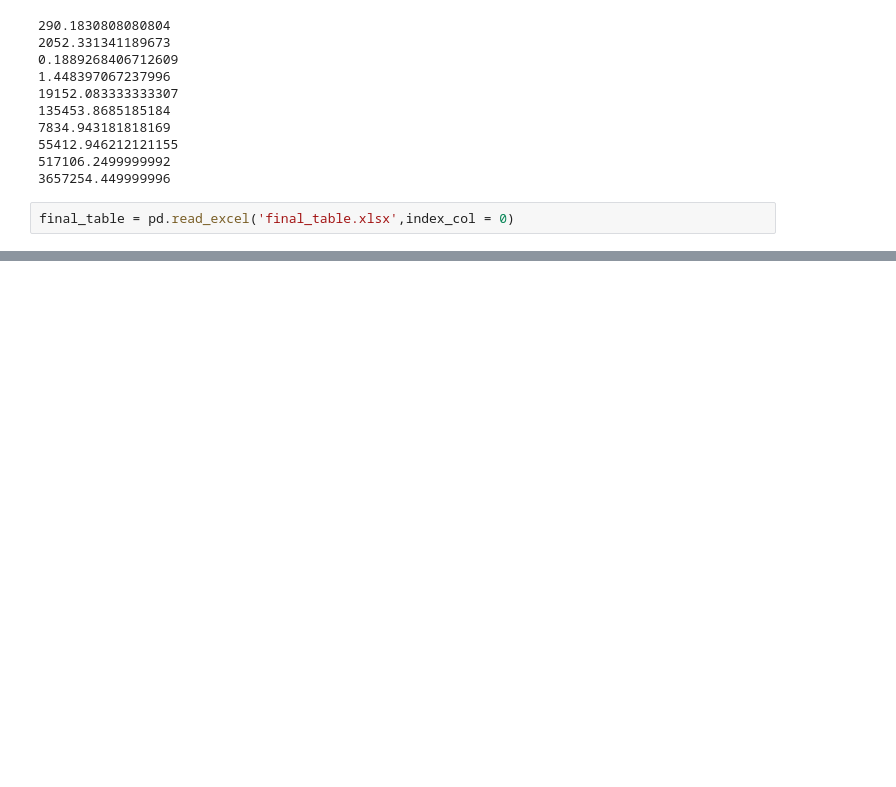
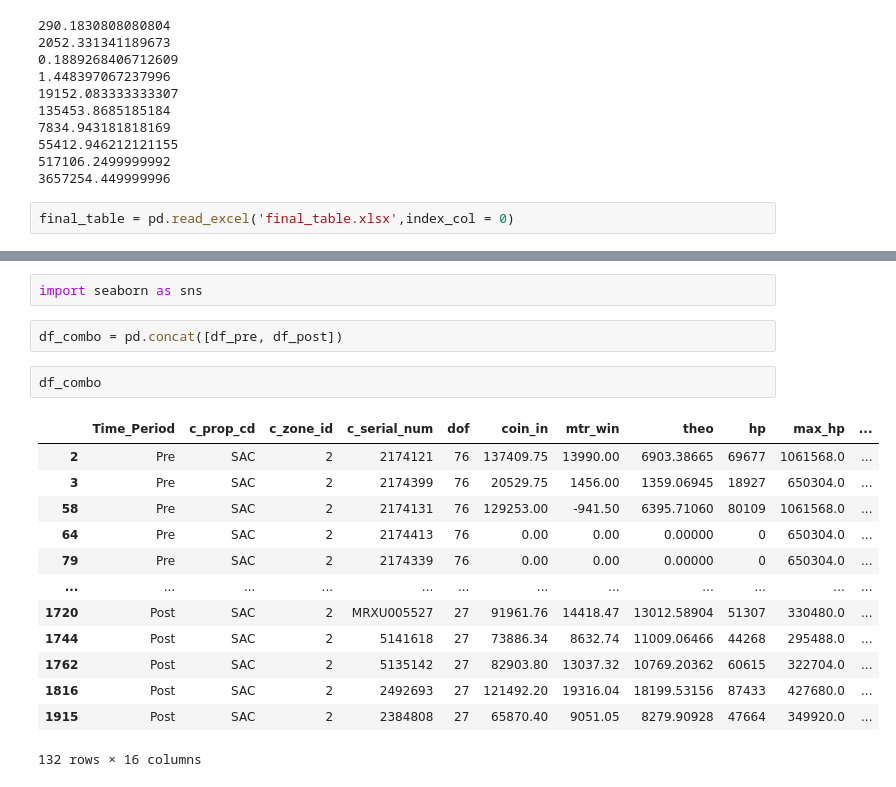
Before and after one commit to jvhuang1786/caesars, a Jupyter notebook: caesar_analysis.ipynb, the cells around one changed output, grey strips where cells are left out. Cells and saved outputs as stored; diff of their text form; blank space fills up the shorter version.

```diff
--- a/caesar_analysis.ipynb
+++ b/caesar_analysis.ipynb
@@ -751,0 +778,20 @@ final_table
+# %%
+import seaborn as sns
+# %%
+df_combo = pd.concat([df_pre, df_post])
+# %%
+df_combo
+# %% [output]
+|  | Time_Period | c_prop_cd | c_zone_id | c_serial_num | dof | coin_in | mtr_win | theo | hp | max_hp | ... |
+| 2 | Pre | SAC | 2 | 2174121 | 76 | 137409.75 | 13990.00 | 6903.38665 | 69677 | 1061568.0 | ... |
+| 3 | Pre | SAC | 2 | 2174399 | 76 | 20529.75 | 1456.00 | 1359.06945 | 18927 | 650304.0 | ... |
+| 58 | Pre | SAC | 2 | 2174131 | 76 | 129253.00 | -941.50 | 6395.71060 | 80109 | 1061568.0 | ... |
+| 64 | Pre | SAC | 2 | 2174413 | 76 | 0.00 | 0.00 | 0.00000 | 0 | 650304.0 | ... |
+| 79 | Pre | SAC | 2 | 2174339 | 76 | 0.00 | 0.00 | 0.00000 | 0 | 650304.0 | ... |
+| ... | ... | ... | ... | ... | ... | ... | ... | ... | ... | ... | ... |
+| 1720 | Post | SAC | 2 | MRXU005527 | 27 | 91961.76 | 14418.47 | 13012.58904 | 51307 | 330480.0 | ... |
+| 1744 | Post | SAC | 2 | 5141618 | 27 | 73886.34 | 8632.74 | 11009.06466 | 44268 | 295488.0 | ... |
+| 1762 | Post | SAC | 2 | 5135142 | 27 | 82903.80 | 13037.32 | 10769.20362 | 60615 | 322704.0 | ... |
+| 1816 | Post | SAC | 2 | 2492693 | 27 | 121492.20 | 19316.04 | 18199.53156 | 87433 | 427680.0 | ... |
+| 1915 | Post | SAC | 2 | 2384808 | 27 | 65870.40 | 9051.05 | 8279.90928 | 47664 | 349920.0 | ... |
+132 rows × 16 columns
```
Also changed, not shown: parts of 9 cells of this notebook, 3 other files.
